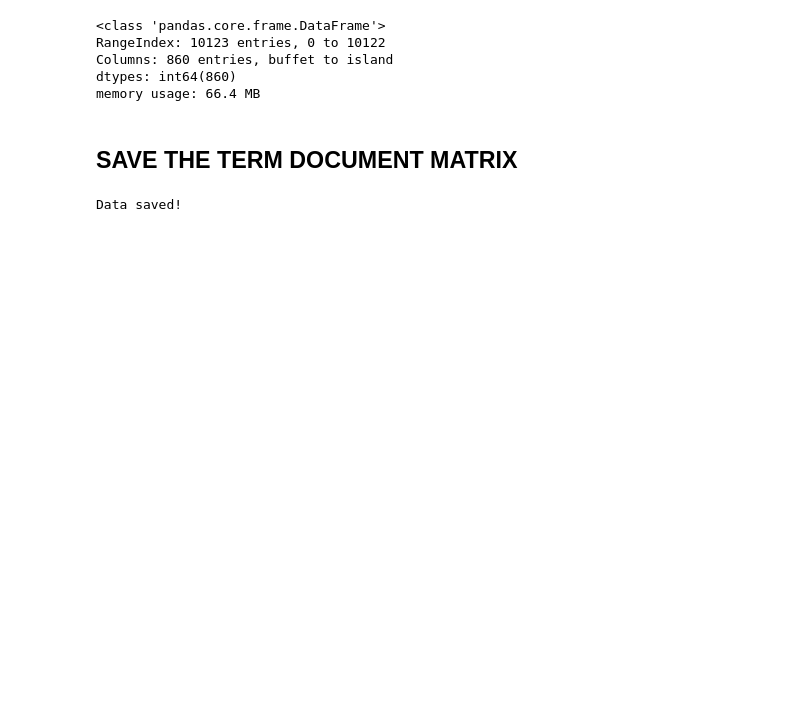
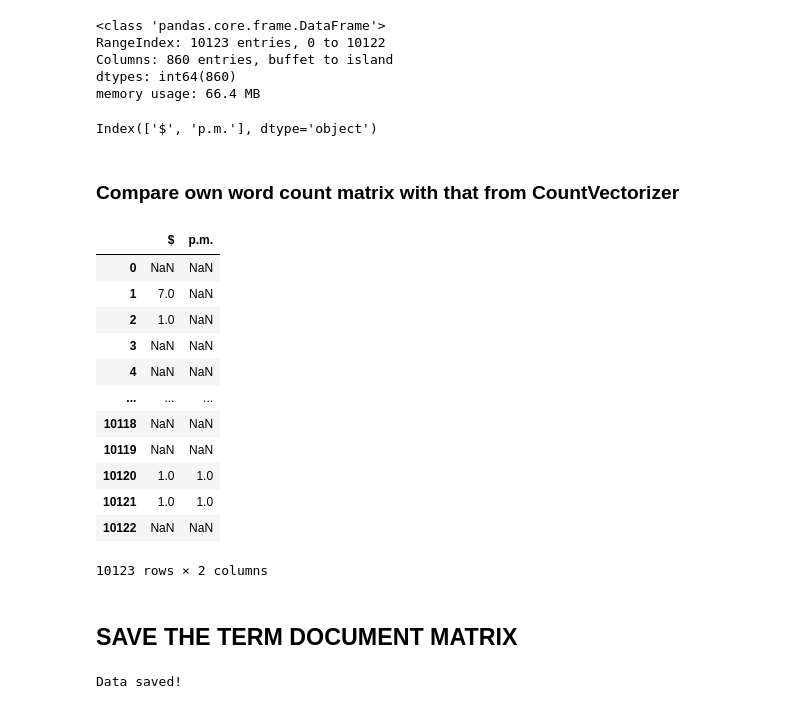
Before and after one commit to lovhag/yelp_causal_inference, a Jupyter notebook: get_formatted_data.ipynb, the cells around one changed output. Saved outputs shown, nothing was run; the diff lists cells and outputs as text; code cells hidden in the pictures; blank space fills up the shorter version.

```diff
--- a/get_formatted_data.ipynb
+++ b/get_formatted_data.ipynb
@@ -231,6 +266,28 @@ RangeIndex: 10123 entries, 0 to 10122
 Columns: 860 entries, buffet to island
 dtypes: int64(860)
 memory usage: 66.4 MB
+# %%
+df_tdm.columns[df_tdm.sum()==0]
+# %% [output]
+Index(['$', 'p.m.'], dtype='object')
+# %% [markdown]
+### Compare own word count matrix with that from CountVectorizer
+# %%
+word_occurence_data[~(word_occurence_data==df_tdm)].dropna(axis=1, how="all")
+# %% [output]
+|  | $ | p.m. |
+| 0 | NaN | NaN |
+| 1 | 7.0 | NaN |
+| 2 | 1.0 | NaN |
+| 3 | NaN | NaN |
+| 4 | NaN | NaN |
+| ... | ... | ... |
+| 10118 | NaN | NaN |
+| 10119 | NaN | NaN |
+| 10120 | 1.0 | 1.0 |
+| 10121 | 1.0 | 1.0 |
+| 10122 | NaN | NaN |
+10123 rows × 2 columns
 # %% [markdown]
 ## SAVE THE TERM DOCUMENT MATRIX
 # %%
```
Also changed, not shown: parts of 13 cells of this notebook, 1 other file.
